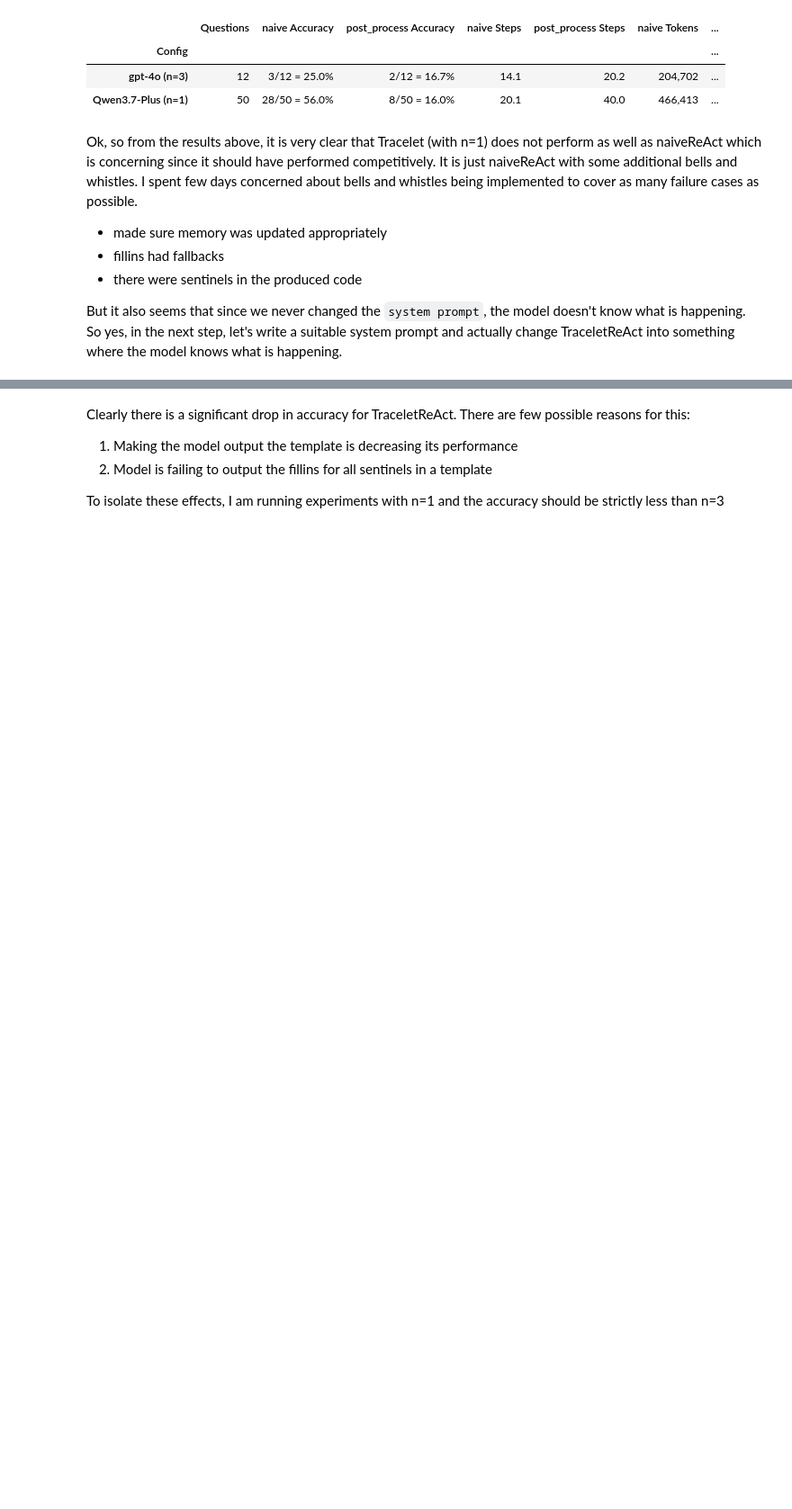
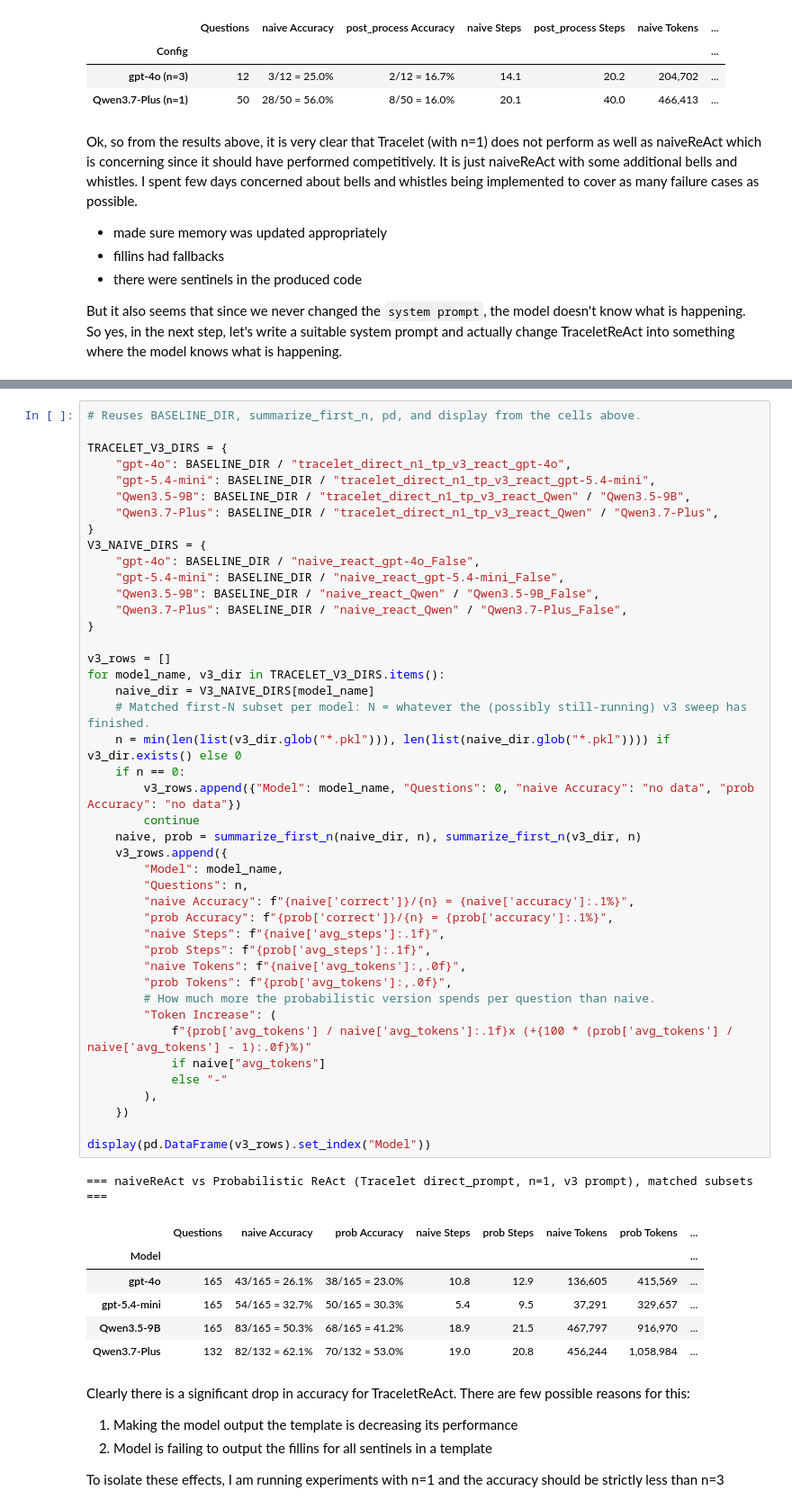
Before and after one commit to PoorvaGarg/smolagents, a Jupyter notebook: notes.ipynb, the cells around one changed output, grey strips where cells are left out. Shown at 90% size. Saved outputs shown, nothing was run; the diff lists cells and outputs as text; blank space fills up the shorter version.

Commit message:
First version of probabilistic ReAct with n=1

```diff
--- a/notes.ipynb
+++ b/notes.ipynb
@@ -690,3 +700,54 @@ But it also seems that since we never changed the `system prompt`, the model doe
+# %%
+# Reuses BASELINE_DIR, summarize_first_n, pd, and display from the cells above.
+
+TRACELET_V3_DIRS = {
+    "gpt-4o": BASELINE_DIR / "tracelet_direct_n1_tp_v3_react_gpt-4o",
+    "gpt-5.4-mini": BASELINE_DIR / "tracelet_direct_n1_tp_v3_react_gpt-5.4-mini",
+    "Qwen3.5-9B": BASELINE_DIR / "tracelet_direct_n1_tp_v3_react_Qwen" / "Qwen3.5-9B",
+    "Qwen3.7-Plus": BASELINE_DIR / "tracelet_direct_n1_tp_v3_react_Qwen" / "Qwen3.7-Plus",
+}
+V3_NAIVE_DIRS = {
+    "gpt-4o": BASELINE_DIR / "naive_react_gpt-4o_False",
+    "gpt-5.4-mini": BASELINE_DIR / "naive_react_gpt-5.4-mini_False",
+    "Qwen3.5-9B": BASELINE_DIR / "naive_react_Qwen" / "Qwen3.5-9B_False",
+    "Qwen3.7-Plus": BASELINE_DIR / "naive_react_Qwen" / "Qwen3.7-Plus_False",
+}
+
+v3_rows = []
+for model_name, v3_dir in TRACELET_V3_DIRS.items():
+    naive_dir = V3_NAIVE_DIRS[model_name]
+    # Matched first-N subset per model: N = whatever the (possibly still-running) v3 sweep has finished.
+    n = min(len(list(v3_dir.glob("*.pkl"))), len(list(naive_dir.glob("*.pkl")))) if v3_dir.exists() else 0
+    if n == 0:
+        v3_rows.append({"Model": model_name, "Questions": 0, "naive Accuracy": "no data", "prob Accuracy": "no data"})
+        continue
+    naive, prob = summarize_first_n(naive_dir, n), summarize_first_n(v3_dir, n)
+    v3_rows.append({
+        "Model": model_name,
+        "Questions": n,
+        "naive Accuracy": f"{naive['correct']}/{n} = {naive['accuracy']:.1%}",
+        "prob Accuracy": f"{prob['correct']}/{n} = {prob['accuracy']:.1%}",
+        "naive Steps": f"{naive['avg_steps']:.1f}",
+        "prob Steps": f"{prob['avg_steps']:.1f}",
+        "naive Tokens": f"{naive['avg_tokens']:,.0f}",
+        "prob Tokens": f"{prob['avg_tokens']:,.0f}",
+        # How much more the probabilistic version spends per question than naive.
+        "Token Increase": (
+            f"{prob['avg_tokens'] / naive['avg_tokens']:.1f}x (+{100 * (prob['avg_tokens'] / naive['avg_tokens'] - 1):.0f}%)"
+            if naive["avg_tokens"]
+            else "-"
+        ),
+    })
+
+display(pd.DataFrame(v3_rows).set_index("Model"))
+# %% [output]
+=== naiveReAct vs Probabilistic ReAct (Tracelet direct_prompt, n=1, v3 prompt), matched subsets ===
+|  | Questions | naive Accuracy | prob Accuracy | naive Steps | prob Steps | naive Tokens | prob Tokens | ... |
+| Model |  |  |  |  |  |  |  | ... |
+| gpt-4o | 165 | 43/165 = 26.1% | 38/165 = 23.0% | 10.8 | 12.9 | 136,605 | 415,569 | ... |
+| gpt-5.4-mini | 165 | 54/165 = 32.7% | 50/165 = 30.3% | 5.4 | 9.5 | 37,291 | 329,657 | ... |
+| Qwen3.5-9B | 165 | 83/165 = 50.3% | 68/165 = 41.2% | 18.9 | 21.5 | 467,797 | 916,970 | ... |
+| Qwen3.7-Plus | 132 | 82/132 = 62.1% | 70/132 = 53.0% | 19.0 | 20.8 | 456,244 | 1,058,984 | ... |
 # %% [markdown]
 Clearly there is a significant drop in accuracy for TraceletReAct. There are few possible reasons for this:
 1. Making the model output the template is decreasing its performance
```
Also changed, not shown: parts of 1 cell of this notebook, 2 other files.
